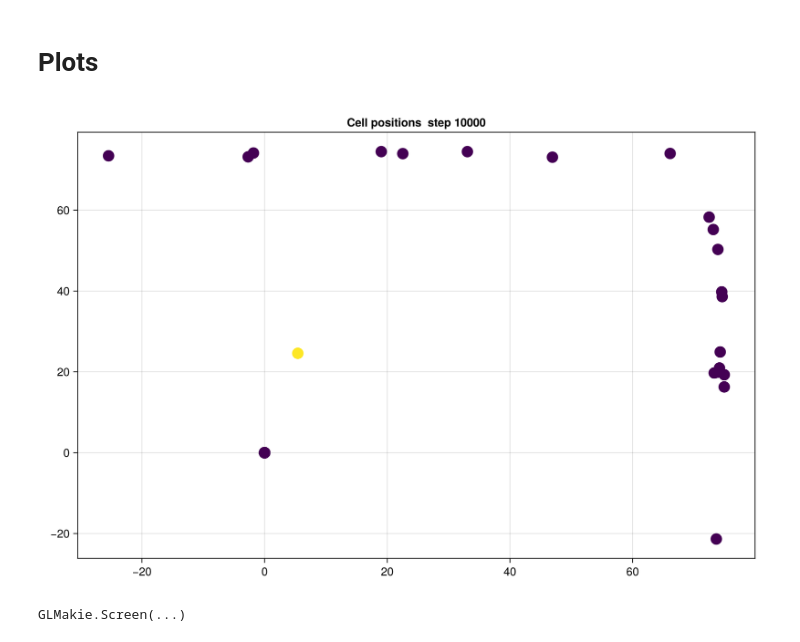
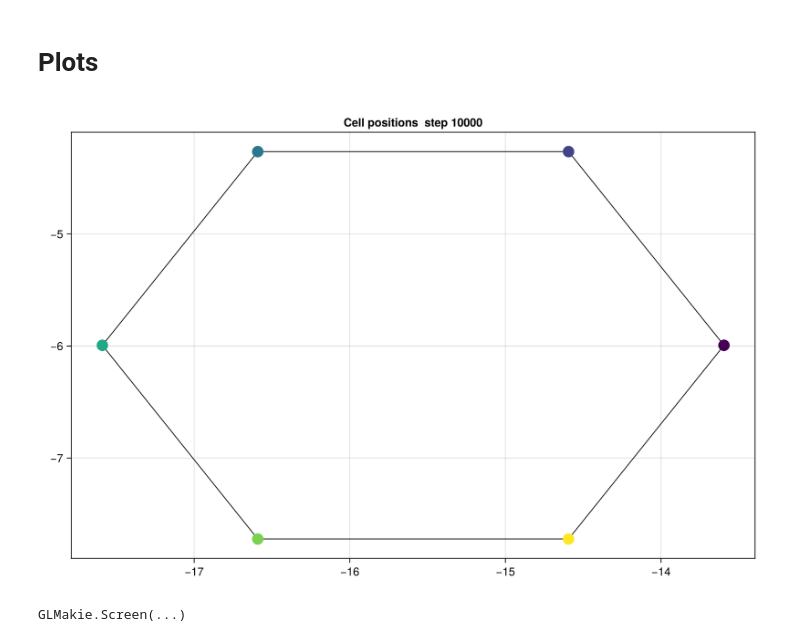
Before and after one commit to jmarib/CellBasedModels.jl, a Jupyter notebook: examples/beads_springs_test.ipynb, the cells around one changed output. Drawn from its saved outputs; the diff is of its cells as text; code cells hidden in the pictures.

```diff
--- a/examples/beads_springs_test.ipynb
+++ b/examples/beads_springs_test.ipynb
@@ -11,16 +11,15 @@ using Printf, JLD2
 # %% [output]
   Activating project at `C:\Users\ibzja\Documents\UPF_2022_2026\4t\2n_trimestre\Practiques_tutelades\CellBasedModels.jl`
 # %%
-function springForce(x1, y1, x2, y2, k, l0)
-    dx = x2 - x1
-    dy = y2 - y1
+function springForce(dx, dy, k, l0)
     r = sqrt(dx^2 + dy^2)
-    if r ≈ 0
+    if r > 1e-12
+        F = k * (r - l0)
+        Fx = F * dx / r
+        Fy = F * dy / r
+        return Fx, Fy
+    else
         return 0.0, 0.0
-    end  # avoid division by zero
-    F = k * (r - l0)  # Hooke’s law
-    Fx = F * dx / r
-    Fy = F * dy / r
-    return Fx, Fy
+    end
 end
 # %% [output]
@@ -263,19 +270,32 @@ CompositeException: TaskFailedException
 # %%
 fig = Figure(size = (900,600))
 ax = Axis(fig[1,1], title ="Cell positions  step 10000")
 
 jldopen("bead_spring.jld2", "r") do file
-    g = file[@sprintf("step_%06d", steps)]     #Plot carrega les posicions de totes les cèl·lules en un punt concret.
+        g = file[@sprintf("step_%06d", 50)]     #Plot carrega les posicions de totes les cèl·lules en un punt concret.
 
-    x = g["x"]
-    y = g["y"]
-    group = g["group"]   # 84 elements: group[i] = 1–21
-    bead_id = g["bead_id"]
+        x = g["x"]
+        y = g["y"]
+        group = g["group"]
+        bead_id = g["bead_id"]
 
+        for grp in unique(group)
 
-    scatter!(ax, x, y, markersize = 20, color = s)
+                for (i, j) in GROUP_CONNECTIONS[grp]
+
+                        idx_i = findfirst((group .== grp) .& (bead_id .== i))
+                        idx_j = findfirst((group .== grp) .& (bead_id .== j))
+
+                        r = sqrt((x[idx_i]-x[idx_j])^2 + (y[idx_i]-y[idx_j])^2)
+                        lw = 1 + 5*abs(r - 2)
+
+                        lines!(ax, [x[idx_i], x[idx_j]], [y[idx_i], y[idx_j]], linewidth = lw, color = :black)
+                end
+        end
+
+        scatter!(ax, x, y, markersize = 20, color = bead_id)
 end
 display(fig)
 # %% [output]
-[figure, old version]
+[figure, new version]
 GLMakie.Screen(...)
```
Also changed, not shown: parts of 7 cells of this notebook, 2 other files.
